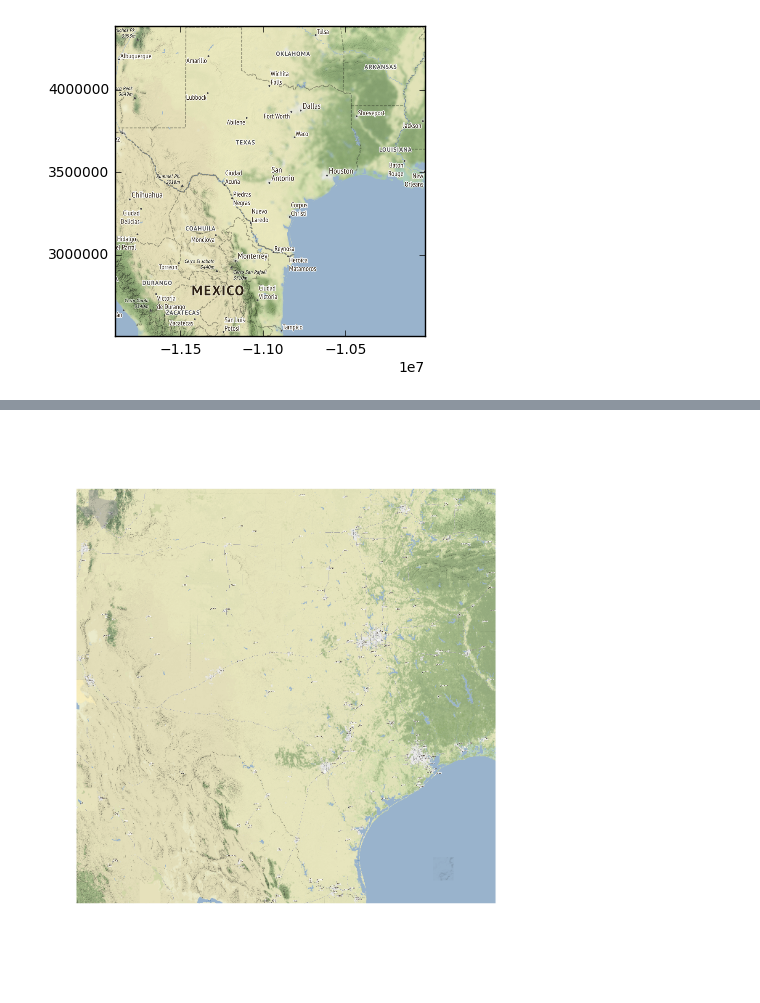
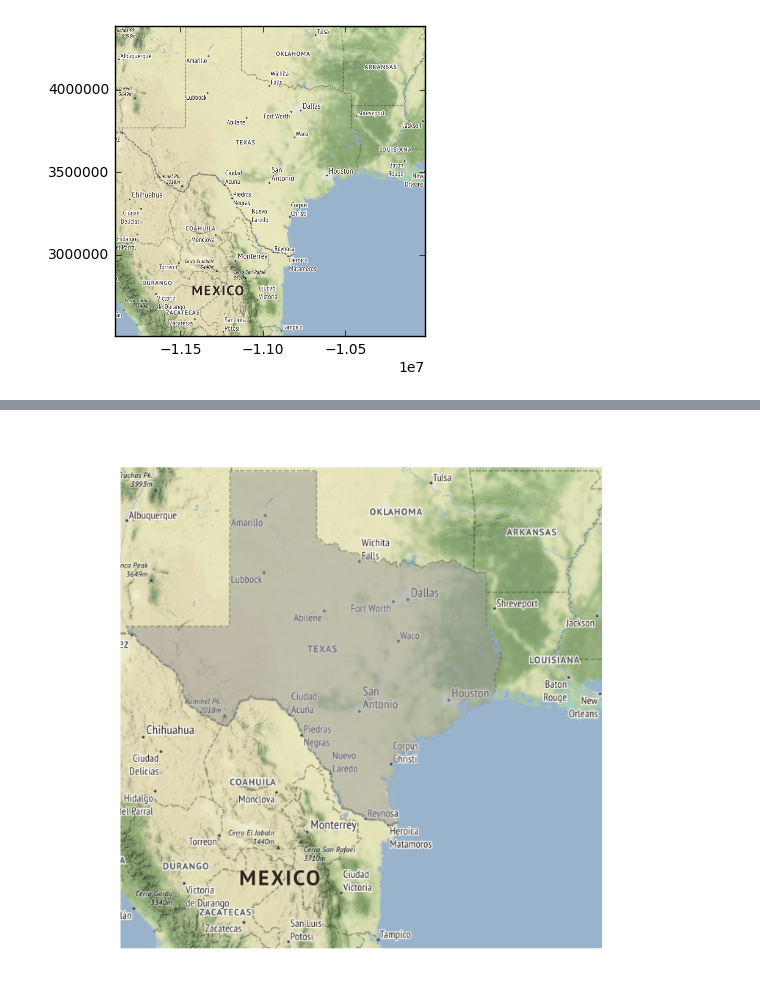
Before and after one commit to geopandas/contextily, a Jupyter notebook: contextily_guide.ipynb, the cells around one changed output, grey strips where cells are left out. Saved outputs shown, nothing was run; the diff lists cells and outputs as text; code cells hidden in the pictures.

```diff
--- a/contextily_guide.ipynb
+++ b/contextily_guide.ipynb
@@ -95,8 +101,15 @@ Wall time: 3.35 s
 # %%
+# Shortify the bound box named tuple
+bb = rtr.bounds
+# Set up the figure
 f, ax = plt.subplots(1, figsize=(9, 9))
-ax.imshow(img, extent=rtr.bounds)
+# Load the tile raster (note the re-arrangement of the bounds)
+ax.imshow(img, extent=(bb.left, bb.right, bb.bottom, bb.top))
+# Overlay the polygon on top (note we reproject it to the raster's CRS)
 tx.to_crs(rtr.crs).plot(edgecolor='none', ax=ax)
+# Remove axis for aesthetics
 ax.set_axis_off()
+# Show
 plt.show()
 # %% [output]
-[figure, old version]
+[figure, new version]
```
Also changed, not shown: parts of 34 cells of this notebook.
